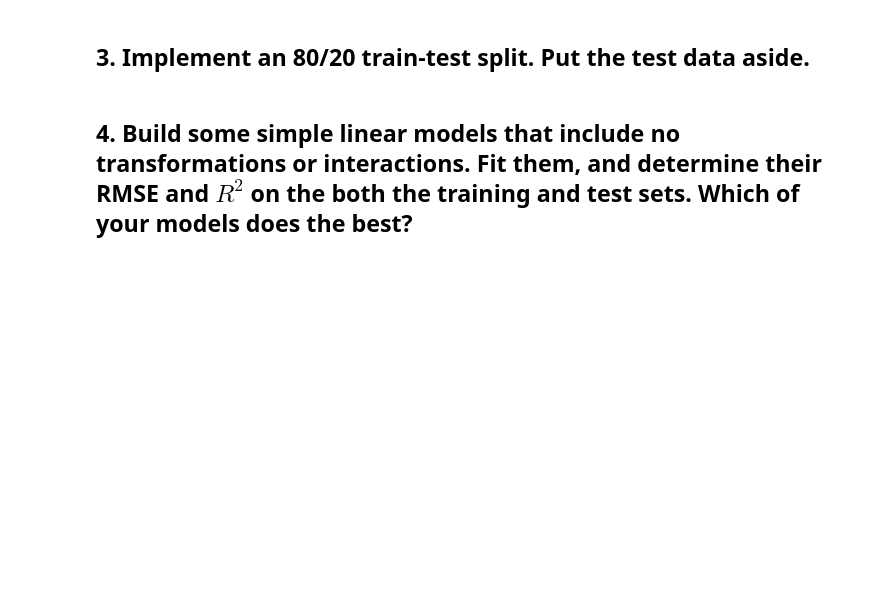
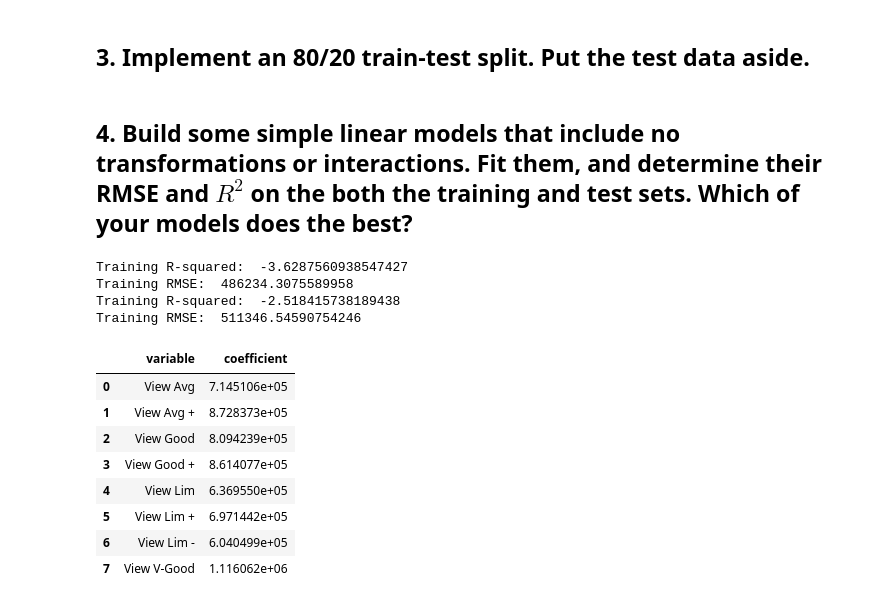
Before and after one commit to alyshaakhtar/DS3001-labs, a Jupyter notebook: 04_hedonic_pricing/04_hedonic_pricing.ipynb, the cells around one changed output. Saved outputs shown, nothing was run; the diff lists cells and outputs as text; code cells hidden in the pictures; blank space fills up the shorter version.

```diff
--- a/04_hedonic_pricing/04_hedonic_pricing.ipynb
+++ b/04_hedonic_pricing/04_hedonic_pricing.ipynb
@@ -273,7 +267,6 @@ df7.head()
 | 4 | 0 | 0 | 1 | 0 | 0 |
 # %%
 df = pd.concat([df,df1,df2,df3,df4,df5,df6,df7],axis=1) # Concatenate engineered features
-df = df.drop(['utility_sewer', 'view_quality', 'waterfront_type', 'roof_cover', 'interior', 'exterior', 'hvac_description'], axis = 1)
 df.head()
 # %% [output]
 |  | sale_date | sale_price | house_square_feet | attic_finished_square_feet | basement_square_feet | ... |
@@ -305,3 +298,52 @@ X_train, X_test, y_train, y_test = train_test_split(X,y, # Feature and target va
                                                     random_state=100) # For replication purposes
 # %% [markdown]
 ## 4. Build some simple linear models that include no transformations or interactions. Fit them, and determine their RMSE and $R^2$ on the both the training and test sets. Which of your models does the best?
+# %%
+# simple model with view quality
+
+from sklearn.model_selection import train_test_split
+from sklearn.linear_model import LinearRegression
+from sklearn.metrics import mean_squared_error
+
+y = df['sale_price']
+
+X_d = pd.get_dummies(df['view_quality'],dtype='int')
+
+X_train, X_test, y_train, y_test = train_test_split(X_d, y, test_size=0.2, random_state=100)
+
+reg = LinearRegression(fit_intercept=False)
+
+reg.fit(X_train, y_train)
+
+y_train_pred = reg.predict(X_train)
+
+y_test_pred = reg.predict(X_test)
+
+# training set
+train_r_squared = reg.score(X_train, y_train)
+train_rmse = np.sqrt(mean_squared_error(y_train, y_train_pred))
+print('Training R-squared: ', train_r_squared)
+print('Training RMSE: ', train_rmse)
+
+# test set
+test_r_squared = reg.score(X_test, y_test)
+test_rmse = np.sqrt(mean_squared_error(y_test, y_test_pred))
+print('Training R-squared: ', test_r_squared)
+print('Training RMSE: ', test_rmse)
+
+results = pd.DataFrame({'variable': reg.feature_names_in_, 'coefficient': reg.coef_})
+results
+# %% [output]
+Training R-squared:  -3.6287560938547427
+Training RMSE:  486234.3075589958
+Training R-squared:  -2.518415738189438
+Training RMSE:  511346.54590754246
+|  | variable | coefficient |
+| 0 | View Avg | 7.145106e+05 |
+| 1 | View Avg + | 8.728373e+05 |
+| 2 | View Good | 8.094239e+05 |
+| 3 | View Good + | 8.614077e+05 |
+| 4 | View Lim | 6.369550e+05 |
+| 5 | View Lim + | 6.971442e+05 |
+| 6 | View Lim - | 6.040499e+05 |
+| 7 | View V-Good | 1.116062e+06 |
```
Also changed, not shown: parts of 8 cells of this notebook.
